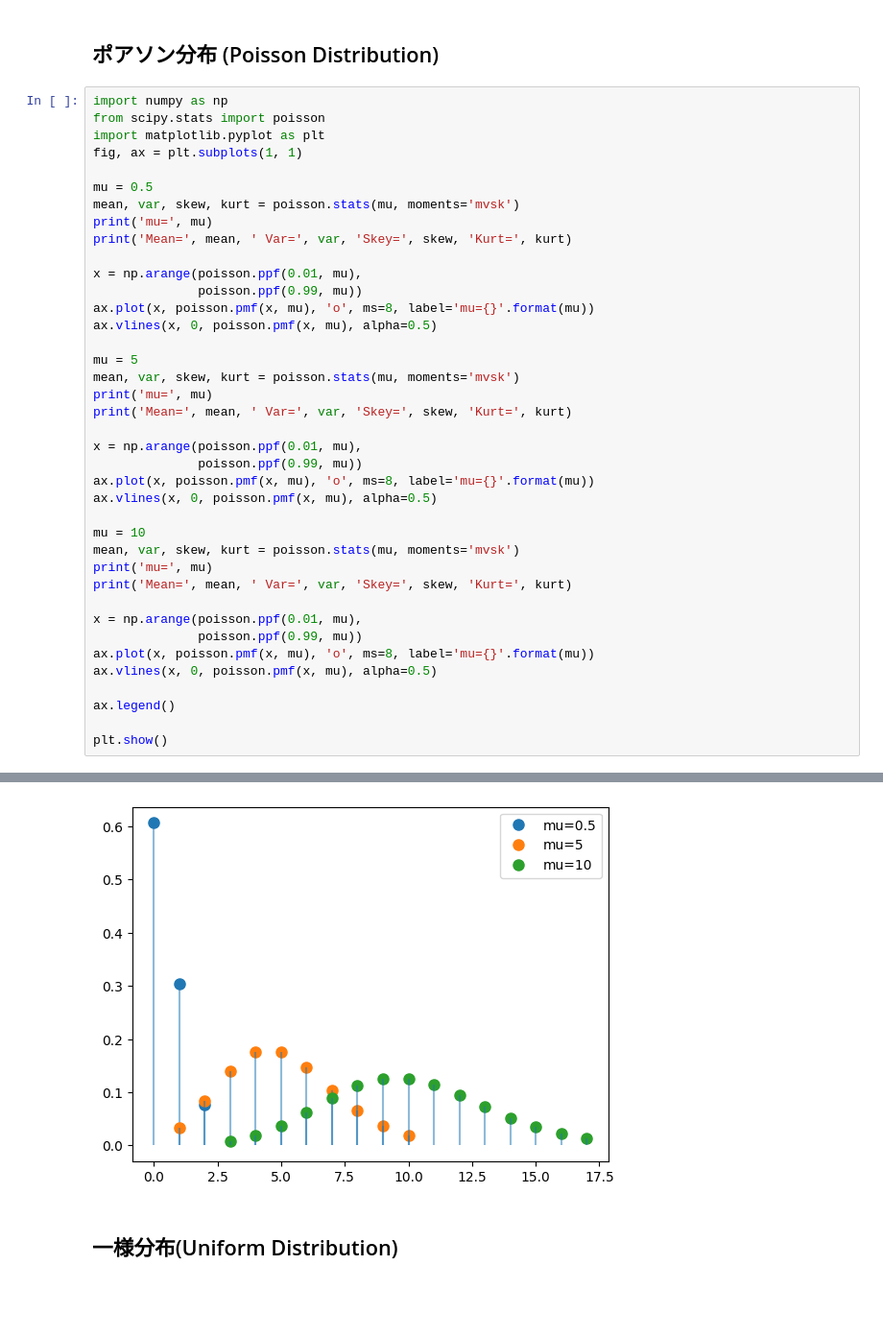
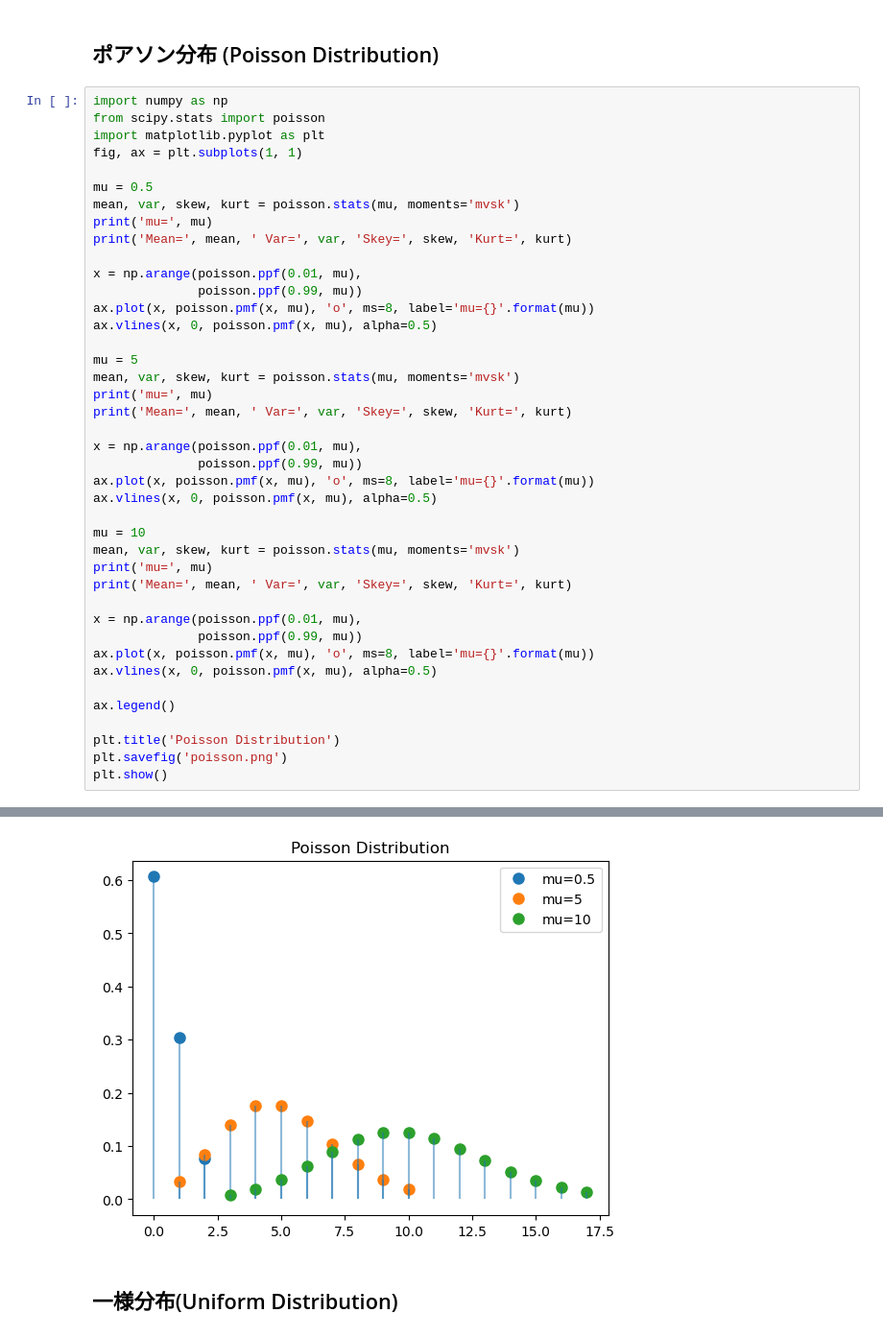
Before and after one commit to namoshi/mathAI, a Jupyter notebook: py_stat_data.ipynb, the cells around one changed output, grey strips where cells are left out. Shown: that part at 96% size. Drawn from its saved outputs; the diff is of its cells as text; blank space fills up the shorter version.

```diff
--- a/py_stat_data.ipynb
+++ b/py_stat_data.ipynb
@@ -353,34 +355,36 @@ ax.vlines(x, 0, poisson.pmf(x, mu), alpha=0.5)
 mu = 5
 mean, var, skew, kurt = poisson.stats(mu, moments='mvsk')
 print('mu=', mu)
 print('Mean=', mean, ' Var=', var, 'Skey=', skew, 'Kurt=', kurt)
 
 x = np.arange(poisson.ppf(0.01, mu),
               poisson.ppf(0.99, mu))
 ax.plot(x, poisson.pmf(x, mu), 'o', ms=8, label='mu={}'.format(mu))
 ax.vlines(x, 0, poisson.pmf(x, mu), alpha=0.5)
 
 mu = 10
 mean, var, skew, kurt = poisson.stats(mu, moments='mvsk')
 print('mu=', mu)
 print('Mean=', mean, ' Var=', var, 'Skey=', skew, 'Kurt=', kurt)
 
 x = np.arange(poisson.ppf(0.01, mu),
               poisson.ppf(0.99, mu))
 ax.plot(x, poisson.pmf(x, mu), 'o', ms=8, label='mu={}'.format(mu))
 ax.vlines(x, 0, poisson.pmf(x, mu), alpha=0.5)
 
 ax.legend()
 
+plt.title('Poisson Distribution')
+plt.savefig('poisson.png')
 plt.show()
 # %% [output]
 mu= 0.5
 Mean= 0.5  Var= 0.5 Skey= 1.4142135623730951 Kurt= 2.0
 mu= 5
 Mean= 5.0  Var= 5.0 Skey= 0.4472135954999579 Kurt= 0.2
 mu= 10
 Mean= 10.0  Var= 10.0 Skey= 0.31622776601683794 Kurt= 0.1
-[figure, old version]
+[figure, new version]
 # %% [markdown]
 ## 一様分布(Uniform Distribution)
 # %%
```
Also changed, not shown: parts of 3 cells of this notebook, 5 other files.
